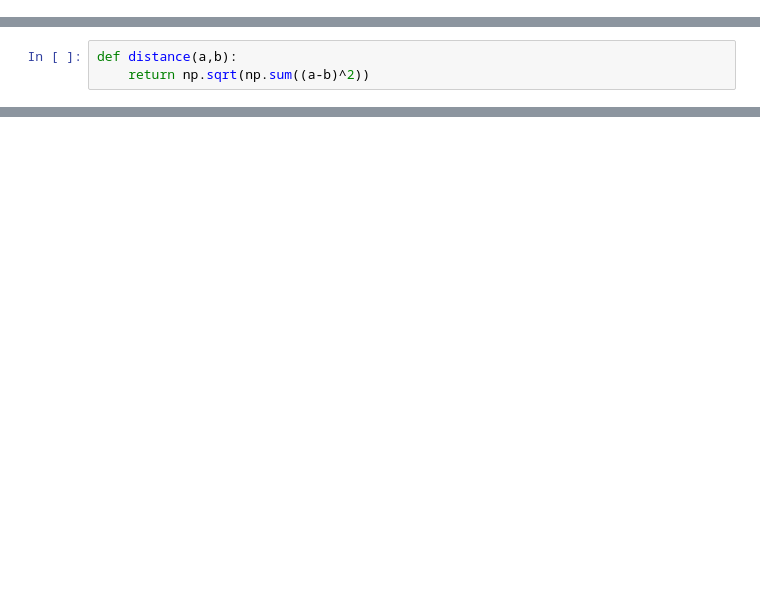
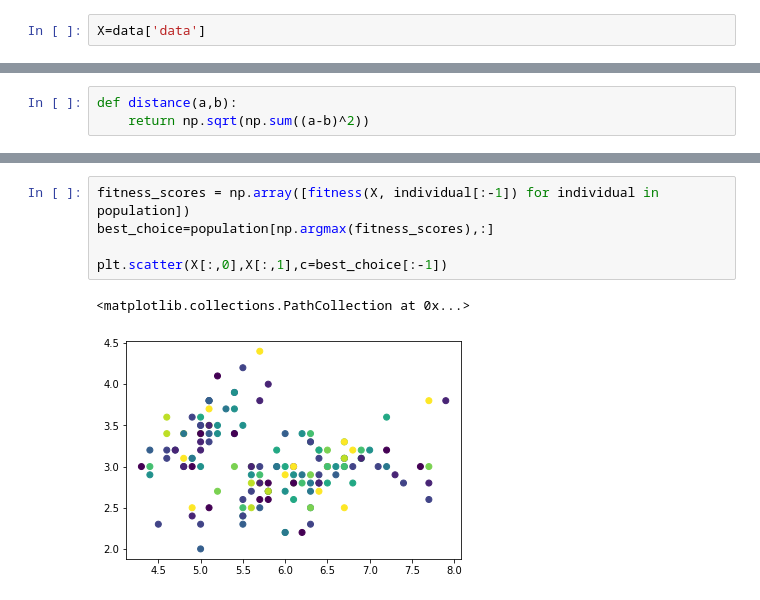
Before and after one commit to mahdialipoo/AI_project6, a Jupyter notebook: evcluster.ipynb, the cells around one changed output, grey strips where cells are left out. Cells and saved outputs as stored; diff of their text form; blank space fills up the shorter version.

```diff
--- a/evcluster.ipynb
+++ b/evcluster.ipynb
@@ -27,0 +8,2 @@ from numpy.random import randint
+# %%
+X=data['data']
@@ -93,0 +107,8 @@ array([[10,  1,  2,  3,  4],
+# %%
+fitness_scores = np.array([fitness(X, individual[:-1]) for individual in population])
+best_choice=population[np.argmax(fitness_scores),:]
+
+plt.scatter(X[:,0],X[:,1],c=best_choice[:-1])
+# %% [output]
+<matplotlib.collections.PathCollection at 0x...>
+[figure, added]
```
Also changed, not shown: parts of 14 cells of this notebook.
